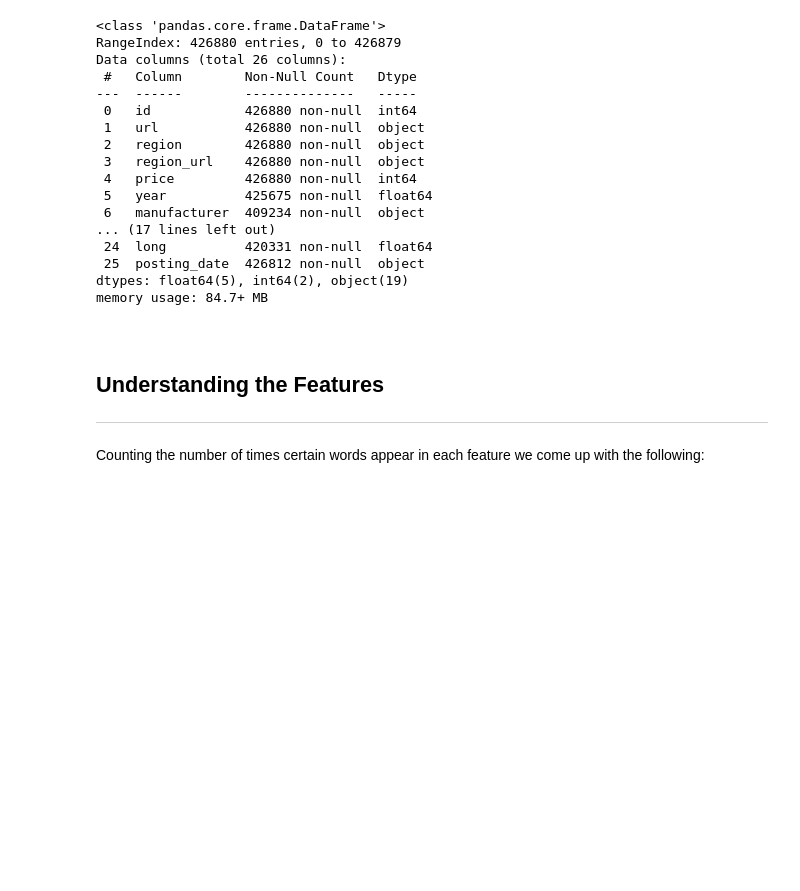
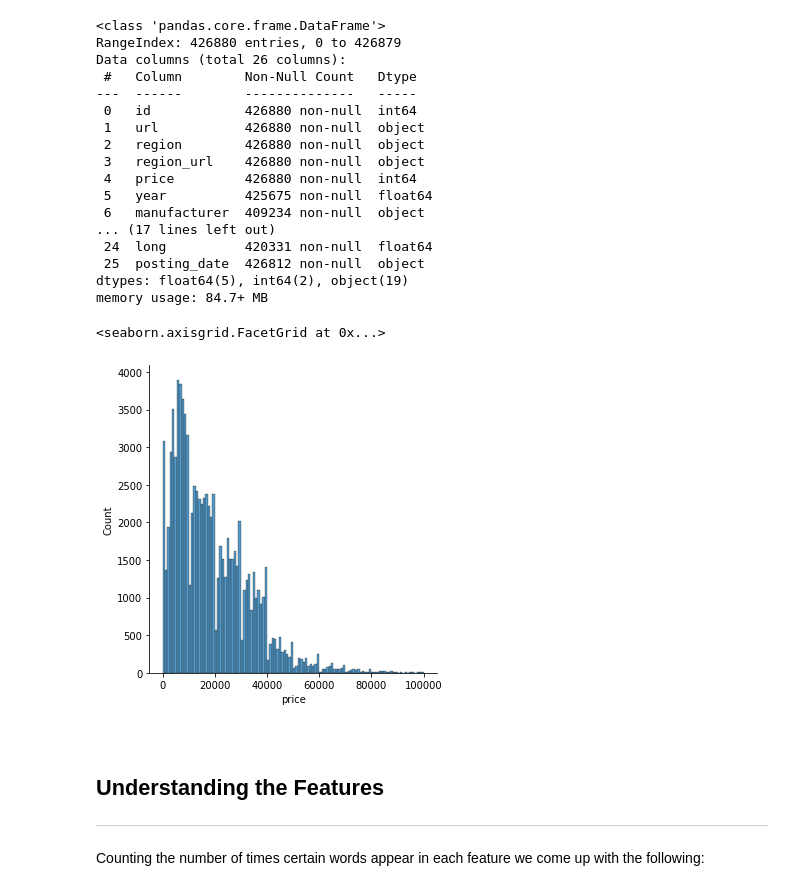
Before and after one commit to ryanirl/data-analysis-projects, a Jupyter notebook: craigslist_price_prediction/cleaning_data.ipynb, the cells around one changed output. Drawn from its saved outputs; the diff is of its cells as text; code cells hidden in the pictures; blank space fills up the shorter version.

```diff
--- a/craigslist_price_prediction/cleaning_data.ipynb
+++ b/craigslist_price_prediction/cleaning_data.ipynb
@@ -81,6 +77,13 @@ Data columns (total 26 columns):
  25  posting_date  426812 non-null  object
 dtypes: float64(5), int64(2), object(19)
 memory usage: 84.7+ MB
+# %%
+sample = df['price'].sample(100000)
+sample = sample[sample < 100000][sample > 100]
+sb.displot(sample)
+# %% [output]
+<seaborn.axisgrid.FacetGrid at 0x...>
+[figure, added]
 # %% [markdown]
 <br />
 
```
Also changed, not shown: parts of 24 cells of this notebook, 1 other file.
